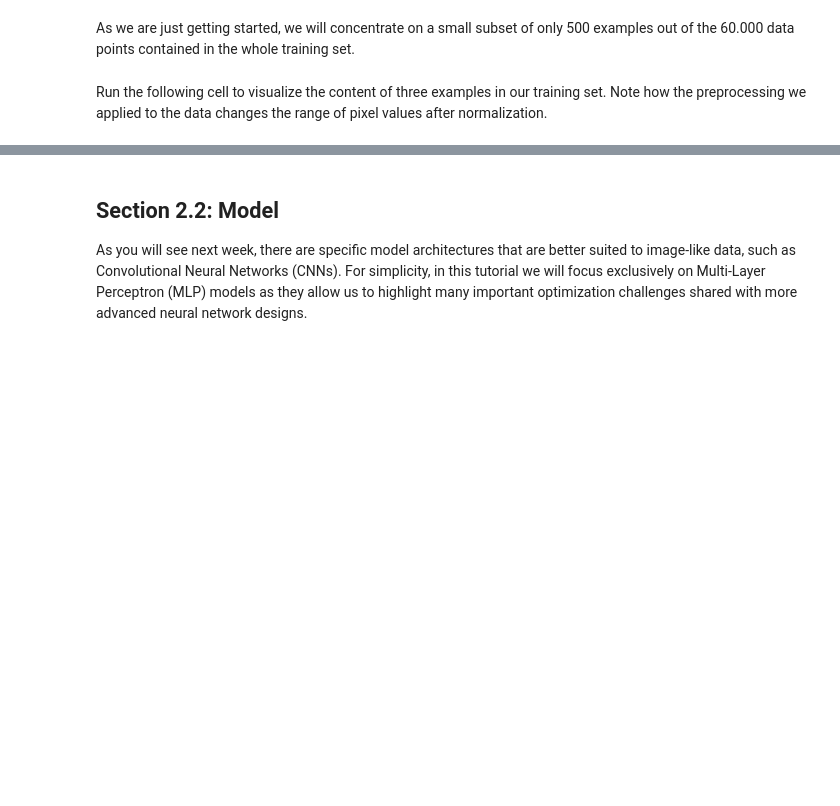
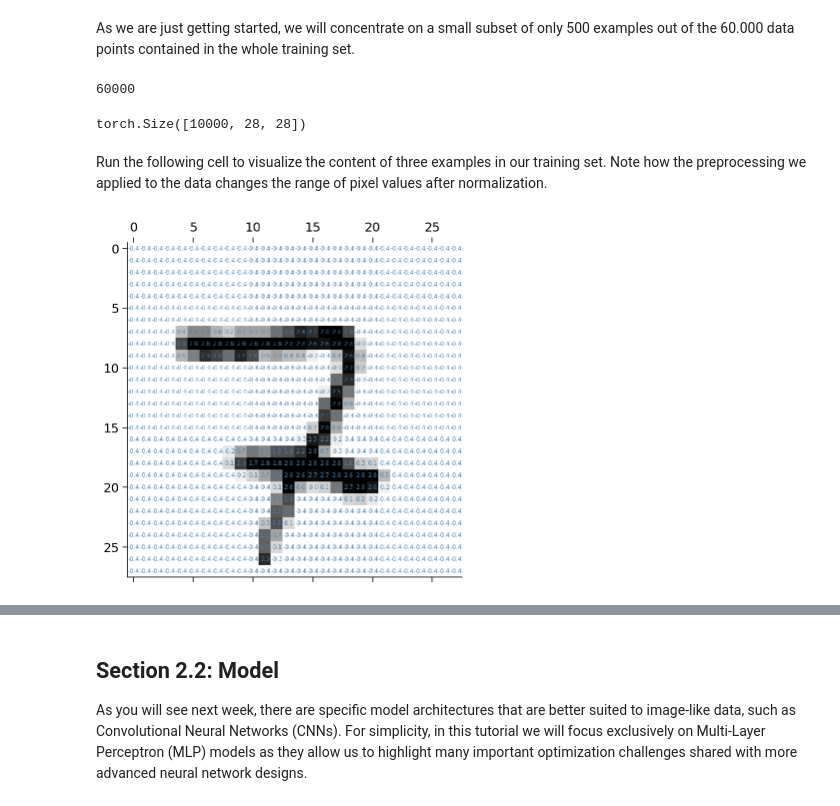
Before and after one commit to tanmayyb/nma_deep_learning_notebook, a Jupyter notebook: week1/W1_D5-T1.ipynb, the cells around one changed output, grey strips where cells are left out. Cells and saved outputs as stored; diff of their text form; code cells hidden in the pictures; blank space fills up the shorter version.

```diff
--- a/week1/W1_D5-T1.ipynb
+++ b/week1/W1_D5-T1.ipynb
@@ -289,33 +304,12 @@ else:
 # %%
+#loads the data (training and test examples) from MNIST
 def load_mnist_data(change_tensors=False, download=False):
-  """
-  Load training and test examples for the MNIST handwritten digits dataset
-  with every image: 28*28 x 1 channel (greyscale image)
-
-  Args:
-    change_tensors: Bool
-      Argument to check if tensors need to be normalised
-    download: Bool
-      Argument to check if dataset needs to be downloaded/already exists
-
-  Returns:
-    train_set:
-      train_data: Tensor
-        training input tensor of size (train_size x 784)
-      train_target: Tensor
-        training 0-9 integer label tensor of size (train_size)
-    test_set:
-      test_data: Tensor
-        test input tensor of size (test_size x 784)
-      test_target: Tensor
-        training 0-9 integer label tensor of size (test_size)
-  """
-  # Load train and test sets
   train_set = datasets.MNIST(root='.', train=True, download=download,
-                             transform=torchvision.transforms.ToTensor())
-  test_set = datasets.MNIST(root='.', train=False, download=download,
+                             transform=torchvision.transforms.ToTensor() )
+  test_set = datasets.MNIST(root='.', train = False, download=download,
                             transform=torchvision.transforms.ToTensor())
 
+  #Normalisation step
   # Original data is in range [0, 255]. We normalize the data wrt its mean and std_dev.
   # Note that we only used *training set* information to compute mean and std
   mean = train_set.data.float().mean()
@@ -326,17 +320,16 @@ def load_mnist_data(change_tensors=False, download=False):
     train_set.data = (train_set.data.float() - mean) / std
     test_set.data = (test_set.data.float() - mean) / std
   else:
+    #tensor created from .Normalise
     tform = torchvision.transforms.Compose([torchvision.transforms.ToTensor(),
-                                            torchvision.transforms.Normalize(mean=[mean / 255.], std=[std / 255.])
+                                            torchvision.transforms.Normalise(mean=[mean / 255.], std=[std/255.])
                                             ])
     train_set = datasets.MNIST(root='.', train=True, download=download,
                                transform=tform)
     test_set = datasets.MNIST(root='.', train=False, download=download,
                               transform=tform)
-
   return train_set, test_set
 
-
 train_set, test_set = load_mnist_data(change_tensors=True)
 # %% [markdown]
 As we are just getting started, we will concentrate on a small subset of only 500 examples out of the 60.000 data points contained in the whole training set.
@@ -347,6 +340,22 @@ subset_index = np.random.choice(len(train_set.data), 500)
 # We will use these symbols to represent the training data and labels, to stay
 # as close to the mathematical expressions as possible.
 X, y = train_set.data[subset_index, :], train_set.targets[subset_index]
+# %%
+len(train_set.data)
+# %% [output]
+60000
+# %%
+test_set.data.shape
+# %% [output]
+torch.Size([10000, 28, 28])
 # %% [markdown]
 Run the following cell to visualize the content of three examples in our training set. Note how the preprocessing we applied to the data changes the range of pixel values after normalization.
+# %%
+plt.matshow(X[0, :], cmap='gray_r')
+for (i,j), z in np.ndenumerate(X[0, :]):
+  text = '{:.1f}'.format(z)
+  plt.text(j, i, text, ha='center',
+            va='center', fontsize=6, c='steelblue')
+# %% [output]
+[figure, added]
 # %%
```
Also changed, not shown: parts of 23 cells of this notebook.
